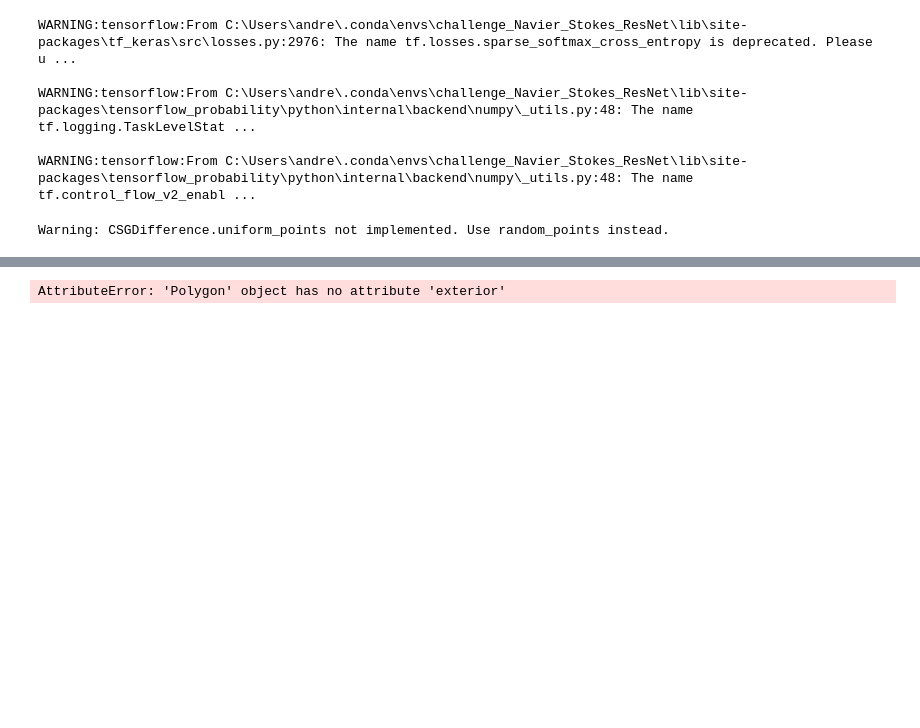
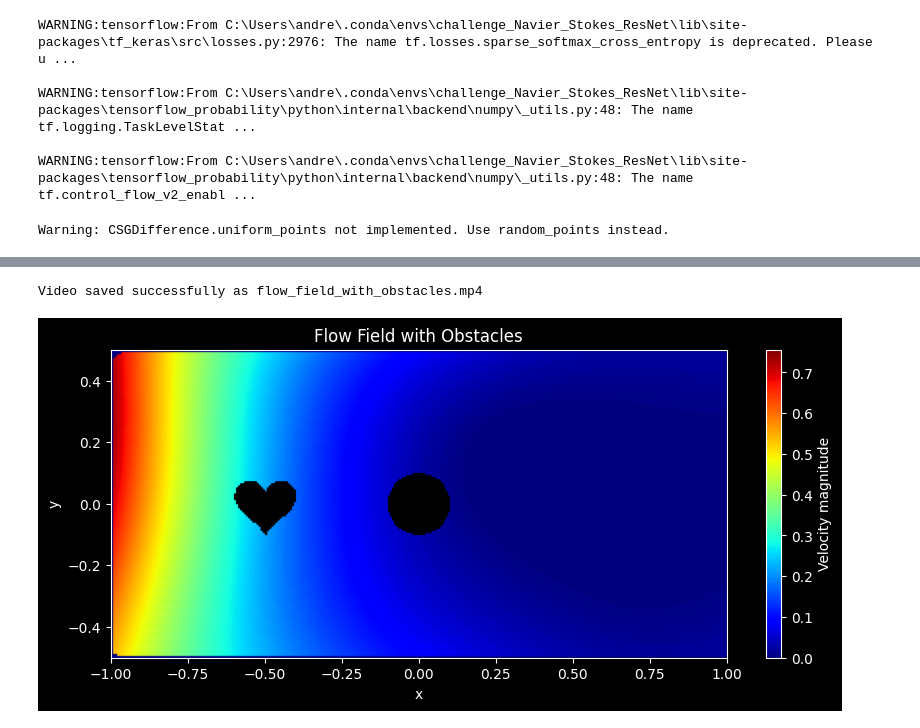
Before and after one commit to Andreea720/challenge_Navier_Stokes_ResNet, a Jupyter notebook: navier_stokes.ipynb, the cells around one changed output, grey strips where cells are left out. Drawn from its saved outputs; the diff is of its cells as text; code cells hidden in the pictures; blank space fills up the shorter version.

Commit message:
flow field with obstacles at 500 epocs

```diff
--- a/navier_stokes.ipynb
+++ b/navier_stokes.ipynb
@@ -311,8 +311,8 @@ from matplotlib.path import Path
 
 # -------------------------
 # Prediction points
-# -------------------------
-num_points = 5000
+
+num_points = 10000
 samples = geom.random_points(num_points)
 result = model.predict(samples)
 
@@ -320,62 +320,64 @@ u = result[:, 0]
 v = result[:, 1]
 speed = np.sqrt(u**2 + v**2)
 
-# -------------------------
-# Regular grid
-# -------------------------
+# 2. Create a regular grid for the background plot
 grid_x, grid_y = np.meshgrid(
     np.linspace(-L/2, L/2, 300),
     np.linspace(-D/2, D/2, 150)
 )
+
+# Interpolate the predicted speed onto the regular grid
 grid_speed = griddata(samples, speed, (grid_x, grid_y), method='cubic', fill_value=0)
 
-# -------------------------
-# Mask points inside cylinder or heart
-# -------------------------
+# 3. Create the Mask (This fixes your AttributeError)
+# Cylinder mask
 mask_cylinder = (grid_x**2 + grid_y**2) < 0.1**2
 
-# Heart mask for Shapely polygon
-heart_coords = np.array(heart_shape.exterior.coords)  # <-- correct for Shapely
-heart_path = Path(heart_coords)
-points = np.column_stack([grid_x.ravel(), grid_y.ravel()])
-mask_heart = heart_path.contains_points(points).reshape(grid_x.shape)
+# Heart mask - Using the heart_points you defined at the top of your script
+heart_path = Path(heart_points)
+points_flat = np.column_stack([grid_x.ravel(), grid_y.ravel()])
+mask_heart = heart_path.contains_points(points_flat).reshape(grid_x.shape)
 
-# Combine masks
-mask = mask_cylinder | mask_heart
+# Apply masks
+mask_total = mask_cylinder | mask_heart
 grid_speed_masked = np.copy(grid_speed)
-grid_speed_masked[mask] = np.nan
+grid_speed_masked[mask_total] = np.nan
 
-# -------------------------
-# Plotting
-# -------------------------
+# 4. Set up the Plot
 fig, ax = plt.subplots(figsize=(10, 4))
 cax = ax.imshow(
     grid_speed_masked,
     extent=(-L/2, L/2, -D/2, D/2),
     origin='lower',
     cmap='jet',
     vmin=0,
-    vmax=speed.max()
+    vmax=np.nanmax(speed)
 )
 fig.colorbar(cax, ax=ax, label='Velocity magnitude')
 ax.set_xlabel('x')
 ax.set_ylabel('y')
+ax.set_title("Flow Field with Obstacles")
 
-# -------------------------
-# Fake animation
-# -------------------------
+# 5. Define Animation
 def update(frame):
+    # This creates a "pulsing" effect to visualize the field
     shifted = np.where(np.isnan(grid_speed_masked),
                        np.nan,
-                       grid_speed_masked + 0.05*np.sin(frame/10))
+                       grid_speed_masked + 0.05 * np.sin(frame / 10))
     cax.set_data(shifted)
     return cax,
 
 ani = FuncAnimation(fig, update, frames=100, interval=50)
 
-writer = FFMpegWriter(fps=20)
-ani.save("flow_field_with_obstacles.mp4", writer=writer, dpi=200)
+# 6. Save and Show
+try:
+    writer = FFMpegWriter(fps=20)
+    ani.save("flow_field_with_obstacles.mp4", writer=writer, dpi=200)
+    print("Video saved successfully as flow_field_with_obstacles.mp4")
+except Exception as e:
+    print(f"Video could not be saved: {e}")
 
 plt.show()
 # %% [output]
-AttributeError: 'Polygon' object has no attribute 'exterior'
+Video saved successfully as flow_field_with_obstacles.mp4
+[figure, added]
```
Also changed, not shown: parts of 4 cells of this notebook.
